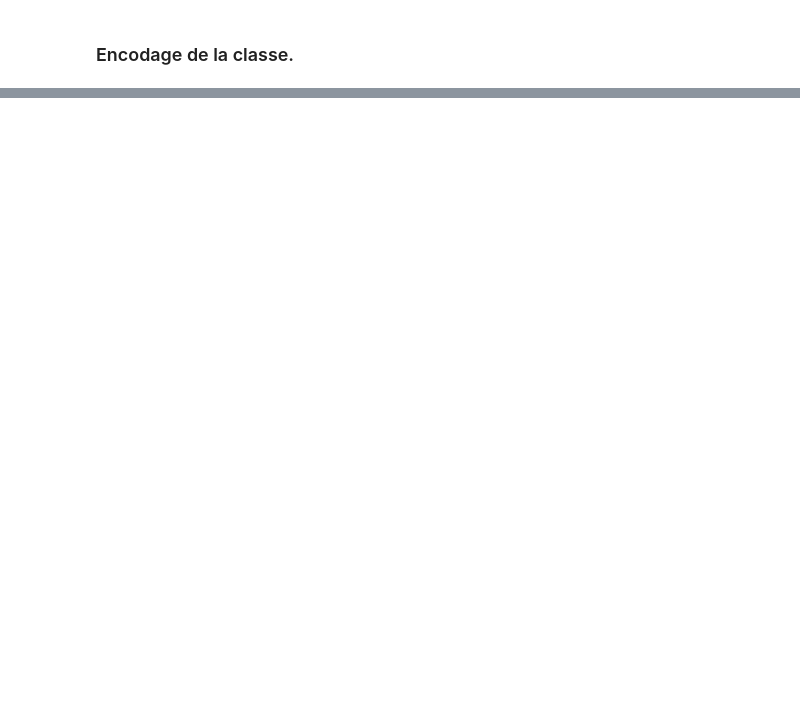
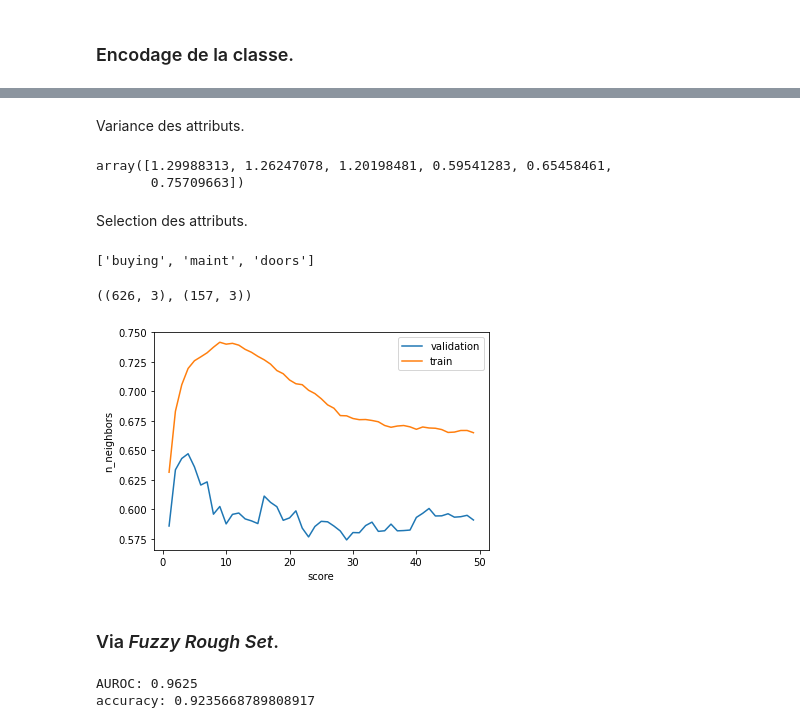
Before and after one commit to m27bay/Rough-Set-Theory-QuickReduct, a Jupyter notebook: src/notebook.ipynb, the cells around one changed output, grey strips where cells are left out. Drawn from its saved outputs; the diff is of its cells as text; code cells hidden in the pictures; blank space fills up the shorter version.

```diff
--- a/src/notebook.ipynb
+++ b/src/notebook.ipynb
@@ -1012,3 +1162,7 @@ dtype: int64
 Aucune valeur manquantes.
 # %% [markdown]
 ## Découpage du dataset en trainset et testset.
+# %%
+X = df_car_reduc.drop("class", axis=1)
+y = df_car_reduc["class"]
+X, y
@@ -1166,0 +1264,55 @@ Comparaison.
+# %% [markdown]
+Variance des attributs.
+# %%
+X_train_encode.var(axis=0)
+# %% [output]
+array([1.29988313, 1.26247078, 1.20198481, 0.59541283, 0.65458461,
+       0.75709663])
+# %% [markdown]
+Selection des attributs.
+# %%
+selector = VarianceThreshold(threshold=1)
+selector.fit_transform(X_train_encode)
+features_selected3 = list(np.array(features)[selector.get_support()])
+features_selected3
+# %% [output]
+['buying', 'maint', 'doors']
+# %%
+X_train_encode_select = np.array([list(x[:3]) for x in X_train_encode])
+X_test_encode_select = np.array([list(x[:3]) for x in X_test_encode])
+X_train_encode_select.shape, X_test_encode_select.shape
+# %% [output]
+((626, 3), (157, 3))
+# %%
+model = KNeighborsClassifier()
+k = np.arange(1, 50)
+train_score, val_score = validation_curve(model, X_train_encode_select, y_train_encode, param_name="n_neighbors", param_range=k, cv=10, scoring="roc_auc")
+plt.plot(k, val_score.mean(axis=1), label = 'validation')
+plt.plot(k, train_score.mean(axis=1), label = 'train')
+plt.xlabel('score')
+plt.ylabel('n_neighbors') # best k = 10
+plt.legend()
+plt.show()
+# %% [output]
+[figure, added]
+# %% [markdown]
+### Via *Fuzzy Rough Set*.
+# %%
+# Create an instance of the FRNN classifier, construct the model, and query on the test set.
+clf = FRNN(preprocessors=(RangeNormaliser(), ))
+model = clf(X_train_encode, y_train_encode)
+scores = model(X_test_encode)
+
+# Convert scores to probabilities and calculate the AUROC.
+probabilities = probabilities_from_scores(scores)
+true_proba = probabilities[:,1]
+auroc = roc_auc_score(y_test_encode, true_proba, multi_class='ovo')
+print('AUROC:', auroc)
+
+# Select classes with the highest scores and calculate the accuracy.
+classes = select_class(scores)
+accuracy = accuracy_score(y_test_encode, classes)
+print('accuracy:', accuracy)
+# %% [output]
+AUROC: 0.9625
+accuracy: 0.9235668789808917
```
Also changed, not shown: parts of 73 cells of this notebook.
